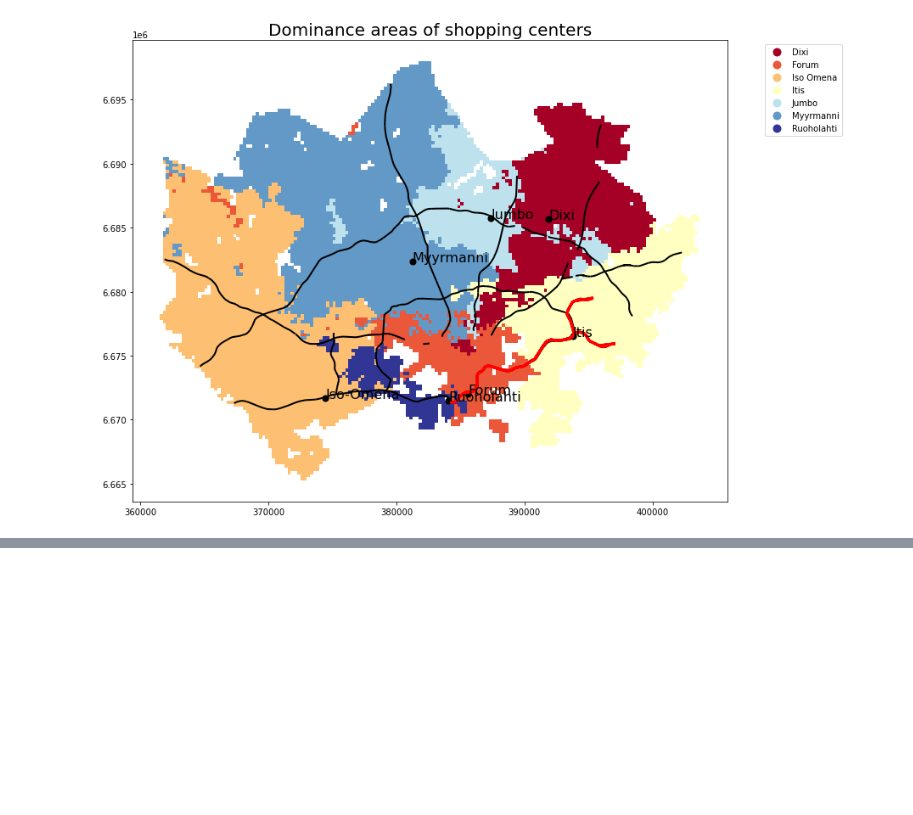
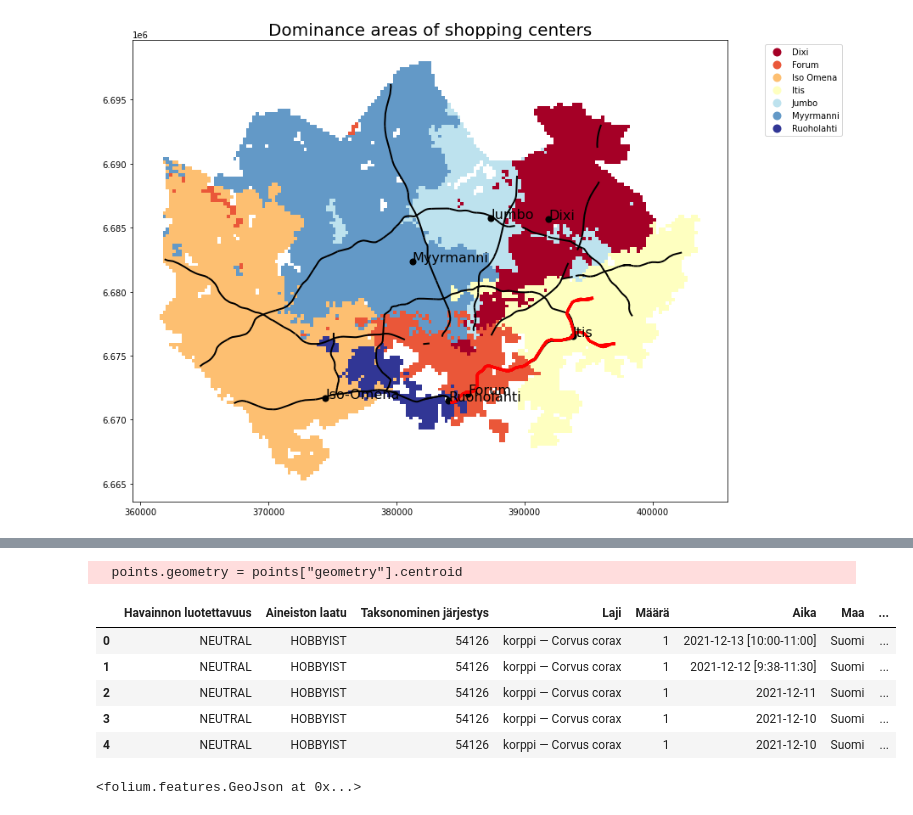
Before and after one commit to AutoGIS-2021/exercise-5-irisaalto, a Jupyter notebook: Exercise_5.ipynb, the cells around one changed output, grey strips where cells are left out. Saved outputs shown, nothing was run; the diff lists cells and outputs as text; code cells hidden in the pictures; blank space fills up the shorter version.

```diff
--- a/Exercise_5.ipynb
+++ b/Exercise_5.ipynb
@@ -122,0 +193,31 @@ plt.savefig(output_fp, dpi=300)
+# %%
+#Convert polygons and linestrings to points based on their center
+# Copy to new GeoDataFrame
+points = geo_df.copy()
+# Get the centroid
+points.geometry = points["geometry"].centroid
+# keep same crs
+points.crs = geo_df.crs
+points.head()
+# %% [output]
+  points.geometry = points["geometry"].centroid
+|  | Havainnon luotettavuus | Aineiston laatu | Taksonominen järjestys | Laji | Määrä | Aika | Maa | ... |
+| 0 | NEUTRAL | HOBBYIST | 54126 | korppi — Corvus corax | 1 | 2021-12-13 [10:00-11:00] | Suomi | ... |
+| 1 | NEUTRAL | HOBBYIST | 54126 | korppi — Corvus corax | 1 | 2021-12-12 [9:38-11:30] | Suomi | ... |
+| 2 | NEUTRAL | HOBBYIST | 54126 | korppi — Corvus corax | 1 | 2021-12-11 | Suomi | ... |
+| 3 | NEUTRAL | HOBBYIST | 54126 | korppi — Corvus corax | 1 | 2021-12-10 | Suomi | ... |
+| 4 | NEUTRAL | HOBBYIST | 54126 | korppi — Corvus corax | 1 | 2021-12-10 | Suomi | ... |
+# %%
+# Create a Map instance
+m = folium.Map(location=[64.5, 25], zoom_start=5, tiles="cartodbpositron")
+# Convert points to GeoJSON
+points_gjson = folium.features.GeoJson(points, name="Observations of Ravens in 2021", show=False,
+                                      tooltip=folium.features.GeoJsonTooltip(fields=["Sijainti","Määrä"],
+                                                                aliases = ["Location","Amount"],
+                                                                labels=True,
+                                                                sticky=False)
+                       )
+# Add points to the map instance
+points_gjson.add_to(m)
+# %% [output]
+<folium.features.GeoJson at 0x...>
```
Also changed, not shown: parts of 13 cells of this notebook, 3 other files.
